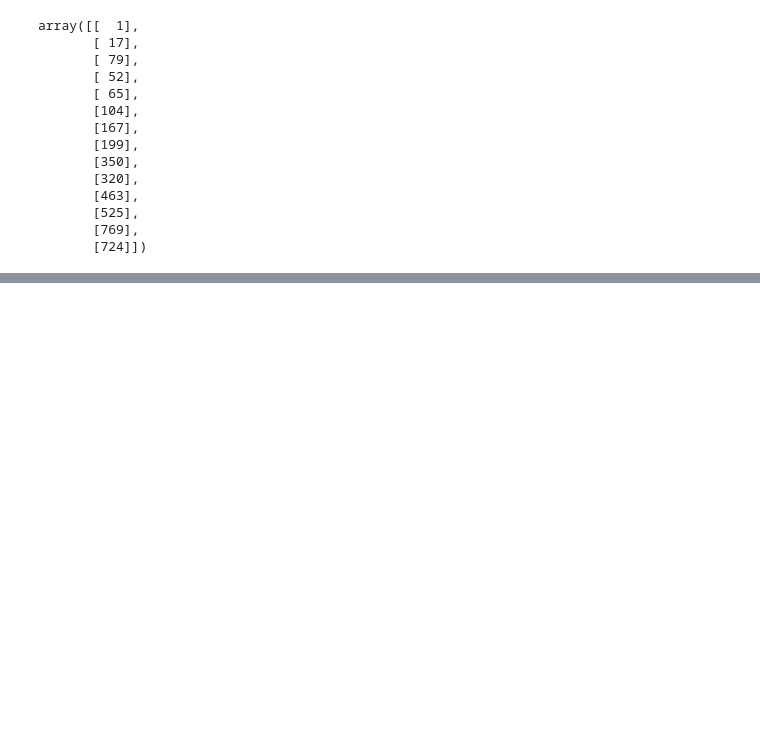
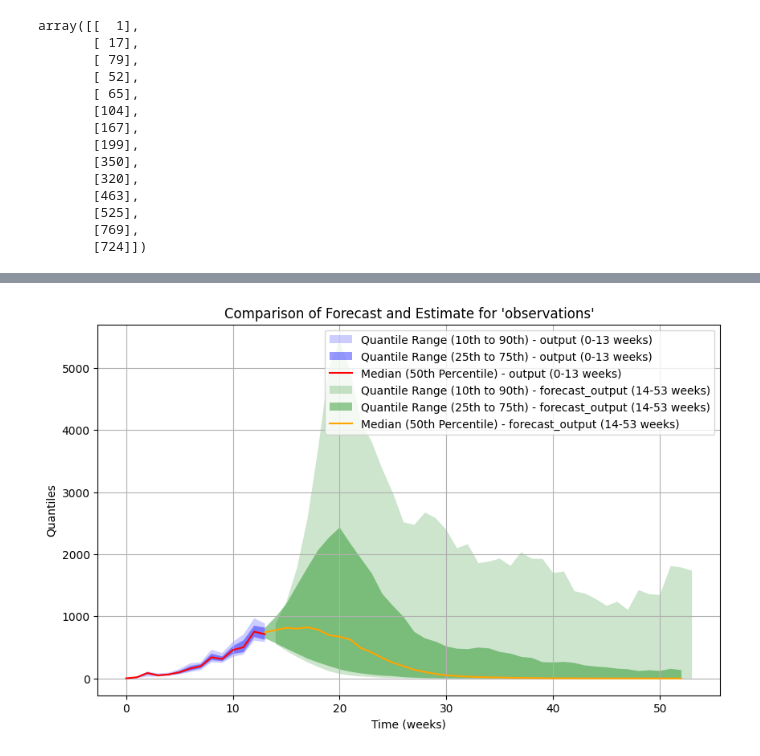
Before and after one commit to NAU-CCL/Epymorph, a Jupyter notebook: epymorph/parameter_forecasting/forecasting.ipynb, the cells around one changed output, grey strips where cells are left out. Cells and saved outputs as stored; diff of their text form; code cells hidden in the pictures; blank space fills up the shorter version.

```diff
--- a/epymorph/parameter_forecasting/forecasting.ipynb
+++ b/epymorph/parameter_forecasting/forecasting.ipynb
@@ -246,0 +439,80 @@ plt.show()
+# %%
+import matplotlib.pyplot as plt
+import numpy as np
+
+key = "observations"
+node_index = 0
+truth = None
+
+# Get the quantiles for the two datasets
+key_quantiles_1 = np.array(output.model_data_quantiles)  # Weeks 0 to 13 (output)
+key_quantiles_2 = np.array(
+    forecast_output.model_data_quantiles
+)  # Weeks 14 to 53 (forecast_output)
+
+# Create the plot
+plt.figure(figsize=(10, 6))
+
+# Plot first dataset (output) for the first 14 weeks (0 to 13)
+plt.fill_between(
+    np.arange(0, 14),  # Weeks 0-13
+    key_quantiles_1[:, 3, 0],  # 10th Percentile
+    key_quantiles_1[:, 22 - 3, 0],  # 90th Percentile
+    facecolor="blue",
+    alpha=0.2,
+    label="Quantile Range (10th to 90th) - output (0-13 weeks)",
+)
+
+plt.fill_between(
+    np.arange(0, 14),  # Weeks 0-13
+    key_quantiles_1[:, 6, 0],  # 25th Percentile
+    key_quantiles_1[:, 22 - 6, 0],  # 75th Percentile
+    facecolor="blue",
+    alpha=0.4,
+    label="Quantile Range (25th to 75th) - output (0-13 weeks)",
+)
+
+plt.plot(
+    np.arange(0, 14),  # Weeks 0-13
+    key_quantiles_1[:, 11, 0],  # Median (50th Percentile)
+    color="red",
+    label="Median (50th Percentile) - output (0-13 weeks)",
+)
+
+# Plot second dataset (forecast_output) for the next 40 weeks (14 to 53)
+plt.fill_between(
+    np.arange(14, 54),  # Weeks 14-53
+    key_quantiles_2[:, 3, 0],  # 10th Percentile
+    key_quantiles_2[:, 22 - 3, 0],  # 90th Percentile
+    facecolor="green",
+    alpha=0.2,
+    label="Quantile Range (10th to 90th) - forecast_output (14-53 weeks)",
+)
+
+plt.fill_between(
+    np.arange(13, 53),  # Weeks 14-53
+    key_quantiles_2[:, 6, 0],  # 25th Percentile
+    key_quantiles_2[:, 22 - 6, 0],  # 75th Percentile
+    facecolor="green",
+    alpha=0.4,
+    label="Quantile Range (25th to 75th) - forecast_output (14-53 weeks)",
+)
+
+plt.plot(
+    np.arange(13, 53),  # Weeks 14-53
+    key_quantiles_2[:, 11, 0],  # Median (50th Percentile)
+    color="orange",
+    label="Median (50th Percentile) - forecast_output (14-53 weeks)",
+)
+
+# Title, labels, and legend
+plt.title(f"Comparison of Forecast and Estimate for '{key}'")
+plt.xlabel("Time (weeks)")
+plt.ylabel("Quantiles")
+plt.legend(loc="upper right")
+plt.grid(True)
+
+# Show the combined plot
+plt.show()
+# %% [output]
+[figure, added]
```
Also changed, not shown: parts of 25 cells of this notebook, 4 other files.
